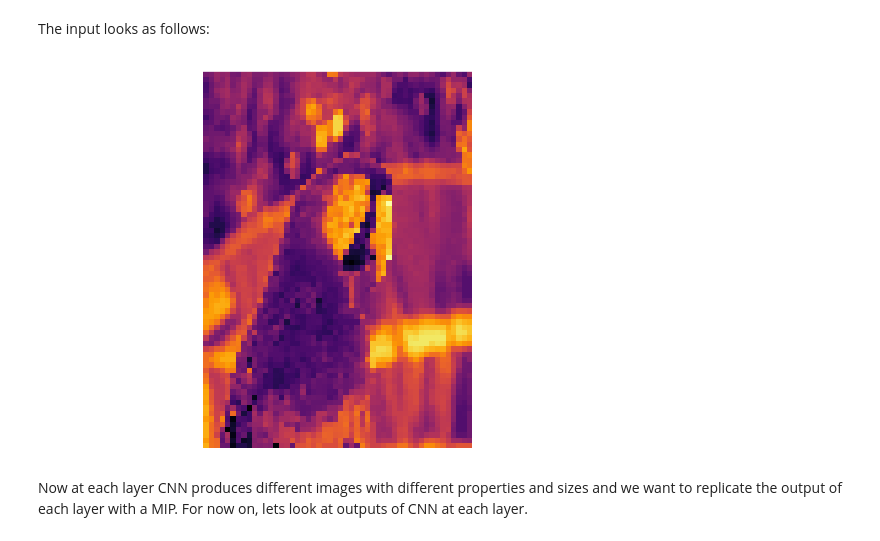
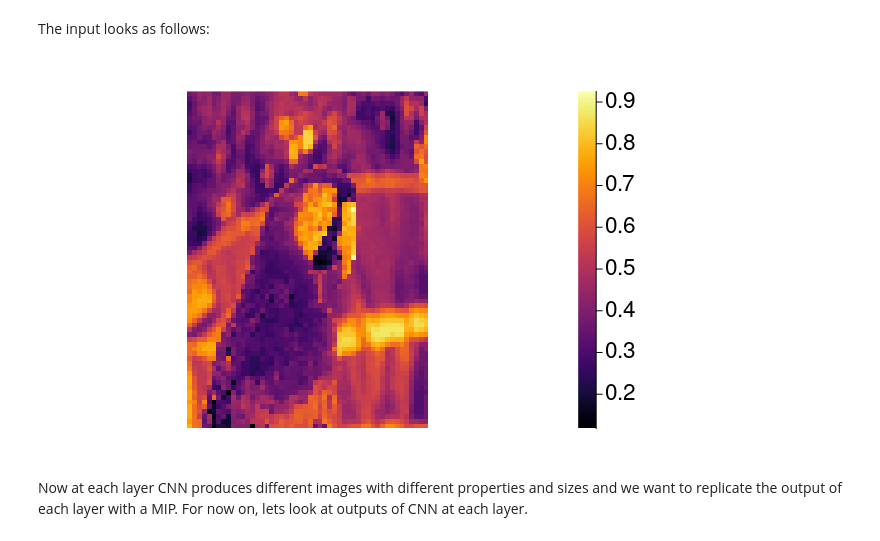
Before and after one commit to gamma-opt/Gogeta.jl, a Jupyter notebook: examples/conv_neural_networks.ipynb, the cells around one changed output. Cells and saved outputs as stored; diff of their text form; code cells hidden in the pictures.

Commit message:
changed images display in CNN notebook

```diff
--- a/examples/conv_neural_networks.ipynb
+++ b/examples/conv_neural_networks.ipynb
@@ -47,9 +47,9 @@ input = input[end:-1:1, :, :, :];
 The input looks as follows:
 # %%
 # input image
-heatmap(input[:, :, 1, 1], background=false, legend=false, color=:inferno, aspect_ratio=:equal, axis=([], false))
+heatmap(input[:, :, 1, 1],   color=:inferno, aspect_ratio=:equal, axis=([], false))
 # %% [output]
-[figure, old version]
+[figure, new version]
 # %% [markdown]
 Now at each layer CNN produces different images with different properties and sizes and we want to replicate the output of each layer with a MIP. For now on, lets look at outputs of CNN at each layer.
 # %%
```
Also changed, not shown: parts of 1 cell of this notebook.
